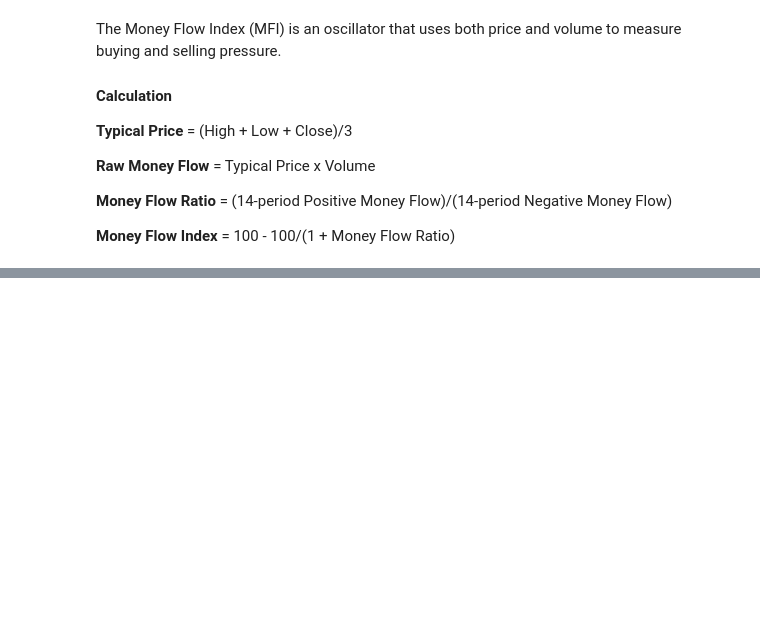
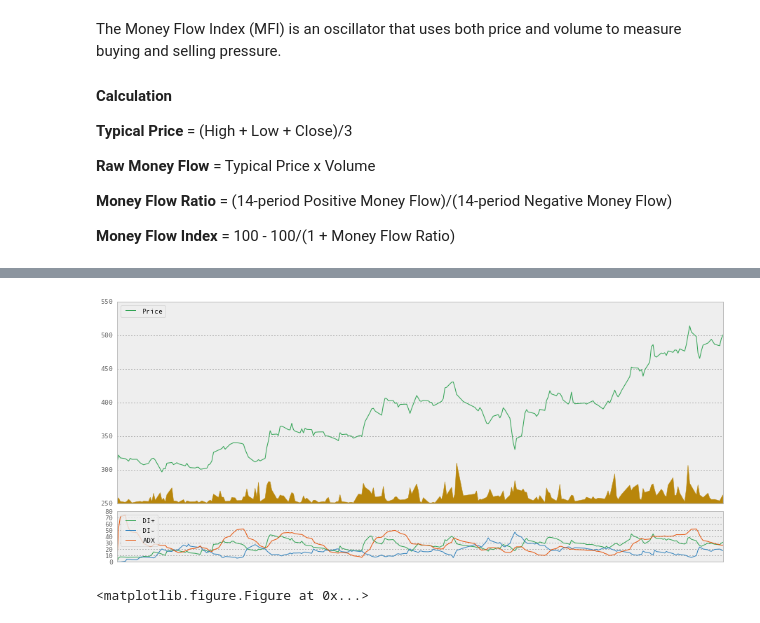
Before and after one commit to daniyalnawaz/cs-research, a Jupyter notebook: Technical Analysis.ipynb, the cells around one changed output, grey strips where cells are left out. Cells and saved outputs as stored; diff of their text form; code cells hidden in the pictures; blank space fills up the shorter version.

```diff
--- a/Technical Analysis.ipynb
+++ b/Technical Analysis.ipynb
@@ -430,0 +493,43 @@ plot(stock, subplots = [
+# %%
+def directional_movements(stock):
+    tr = pd.DataFrame(index=stock.index, columns=['value'])
+
+    dm_pos = np.zeros_like(stock.closing.values)
+    dm_neg = np.zeros_like(stock.closing.values)
+
+    for i in range(1, len(stock)):
+        x = stock.ix[i]['high'] - stock.ix[i - 1]['high']
+        y = stock.ix[i - 1]['low'] - stock.ix[i]['low']
+
+        if x > y:
+            dm_pos[i] = x
+        elif x < y:
+            dm_neg[i] = y
+
+    dm_pos_14 = wilders_moving_average(dm_pos, period = 14)
+    dm_neg_14 = wilders_moving_average(dm_neg, period = 14)
+    tr_14 = average_true_range(stock, period = 14)
+
+    di_pos_14 = (dm_pos_14 / tr_14) * 100
+    di_neg_14 = (dm_neg_14 / tr_14) * 100
+
+    di_diff = abs(di_pos_14 -  di_neg_14)
+    di_sum = di_pos_14 + di_neg_14
+    di_sum[di_sum==0] = 0.1
+    dx = di_diff / di_sum
+    adx = pd.ewma(dx, span=14) * 100
+    return {
+        'di_pos': di_pos_14,
+        'di_neg': di_neg_14,
+        'adx': adx
+    }
+
+dmi = directional_movements(stock)
+plot(stock, subplots = [
+    [dmi['di_pos'], {'label':'DI+', 'lw': 1}],
+    [dmi['di_neg'], {'label':'DI-', 'lw': 1}],
+    [dmi['adx'], {'label':'ADX', 'lw': 1}]
+])
+# %% [output]
+[figure, added]
+<matplotlib.figure.Figure at 0x...>
```
Also changed, not shown: parts of 12 cells of this notebook, 10 other files.
